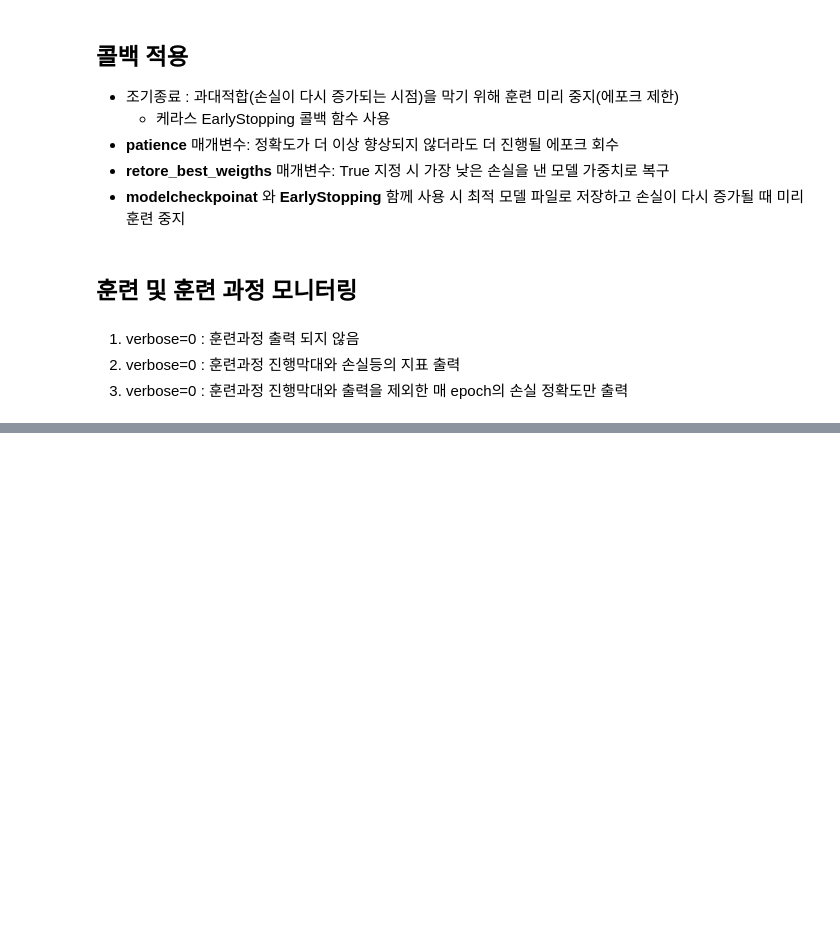
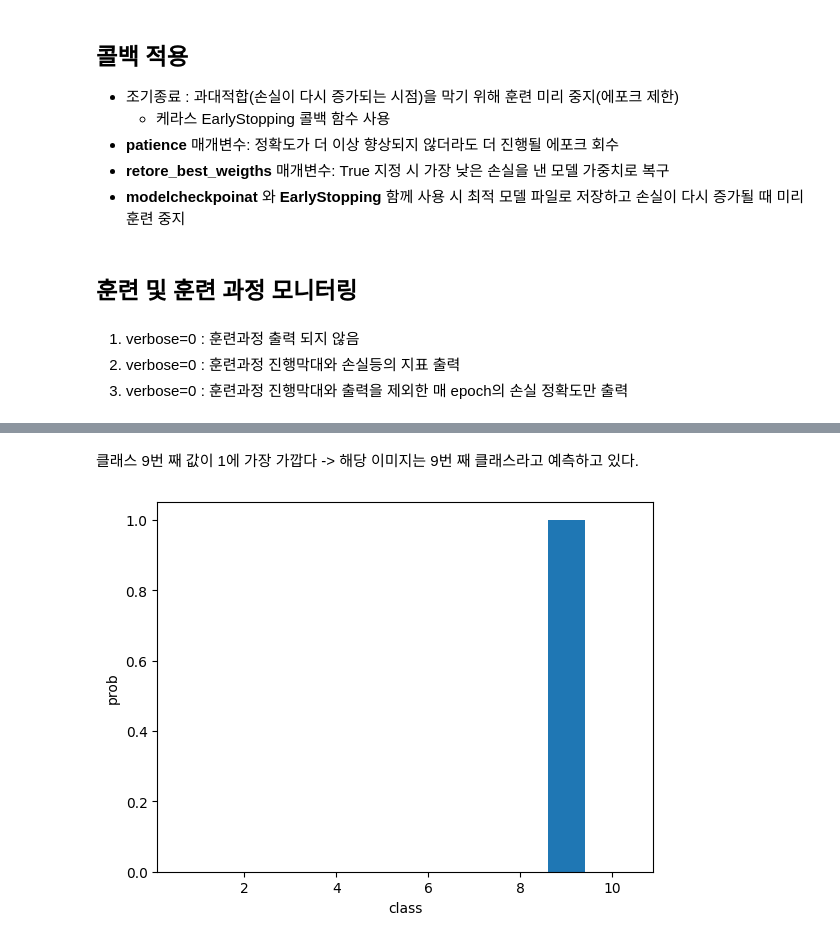
Before and after one commit to doctorpeppercokebear/computer_vision, a Jupyter notebook: CNN.ipynb, the cells around one changed output, grey strips where cells are left out. Saved outputs shown, nothing was run; the diff lists cells and outputs as text; code cells hidden in the pictures; blank space fills up the shorter version.

Commit message:
predict 예측 확률 추가

```diff
--- a/CNN.ipynb
+++ b/CNN.ipynb
@@ -218,0 +270,3 @@ Epoch 3/20
+# %%
+pred = model.predict(val_scaled[0:1])
+print(pred)
@@ -218,0 +276,10 @@ Epoch 3/20
+# %% [markdown]
+ 클래스 9번 째 값이 1에 가장 가깝다
+ -> 해당 이미지는 9번 째 클래스라고 예측하고 있다.
+# %%
+plt.bar(range(1, 11), pred[0])
+plt.xlabel('class')
+plt.ylabel('prob')
+plt.show()
+# %% [output]
+[figure, added]
```
Also changed, not shown: parts of 10 cells of this notebook.
